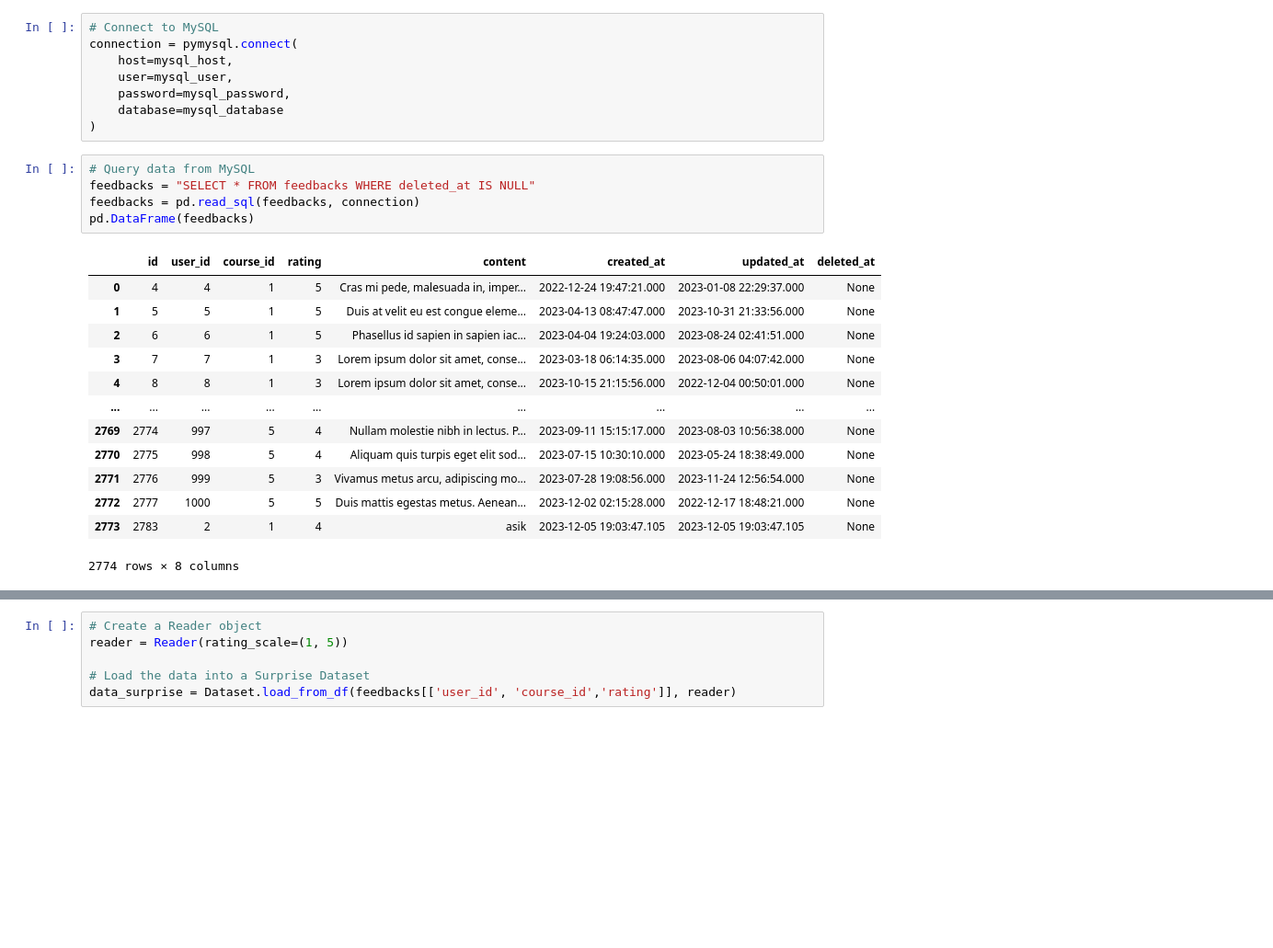
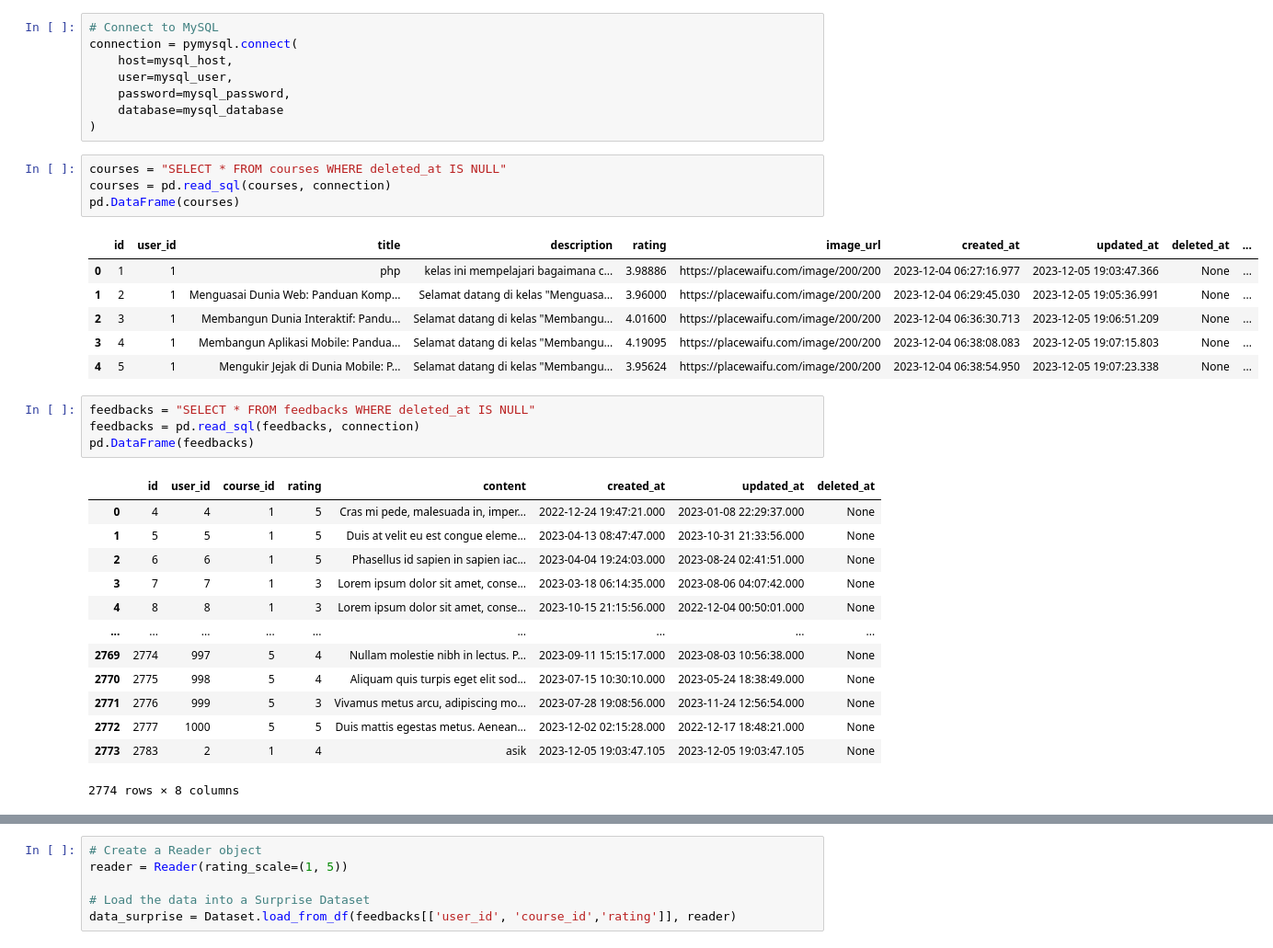
Before and after one commit to HarsaEdu/harsa-recommendation, a Jupyter notebook: harsa_recommendation.ipynb, the cells around one changed output, grey strips where cells are left out. Shown at 92% size. Saved outputs shown, nothing was run; the diff lists cells and outputs as text; blank space fills up the shorter version.

```diff
--- a/harsa_recommendation.ipynb
+++ b/harsa_recommendation.ipynb
@@ -44,8 +44,18 @@ connection = pymysql.connect(
     password=mysql_password,
     database=mysql_database
 )
+# %%
+courses = "SELECT * FROM courses WHERE deleted_at IS NULL"
+courses = pd.read_sql(courses, connection)
+pd.DataFrame(courses)
+# %% [output]
+|  | id | user_id | title | description | rating | image_url | created_at | updated_at | deleted_at | ... |
+| 0 | 1 | 1 | php | kelas ini mempelajari bagaimana c... | 3.98886 | https://placewaifu.com/image/200/200 | 2023-12-04 06:27:16.977 | 2023-12-05 19:03:47.366 | None | ... |
+| 1 | 2 | 1 | Menguasai Dunia Web: Panduan Komp... | Selamat datang di kelas "Menguasa... | 3.96000 | https://placewaifu.com/image/200/200 | 2023-12-04 06:29:45.030 | 2023-12-05 19:05:36.991 | None | ... |
+| 2 | 3 | 1 | Membangun Dunia Interaktif: Pandu... | Selamat datang di kelas "Membangu... | 4.01600 | https://placewaifu.com/image/200/200 | 2023-12-04 06:36:30.713 | 2023-12-05 19:06:51.209 | None | ... |
+| 3 | 4 | 1 | Membangun Aplikasi Mobile: Pandua... | Selamat datang di kelas "Membangu... | 4.19095 | https://placewaifu.com/image/200/200 | 2023-12-04 06:38:08.083 | 2023-12-05 19:07:15.803 | None | ... |
+| 4 | 5 | 1 | Mengukir Jejak di Dunia Mobile: P... | Selamat datang di kelas "Membangu... | 3.95624 | https://placewaifu.com/image/200/200 | 2023-12-04 06:38:54.950 | 2023-12-05 19:07:23.338 | None | ... |
 # %%
-# Query data from MySQL
 feedbacks = "SELECT * FROM feedbacks WHERE deleted_at IS NULL"
 feedbacks = pd.read_sql(feedbacks, connection)
 pd.DataFrame(feedbacks)
```
Also changed, not shown: parts of 4 cells of this notebook.
